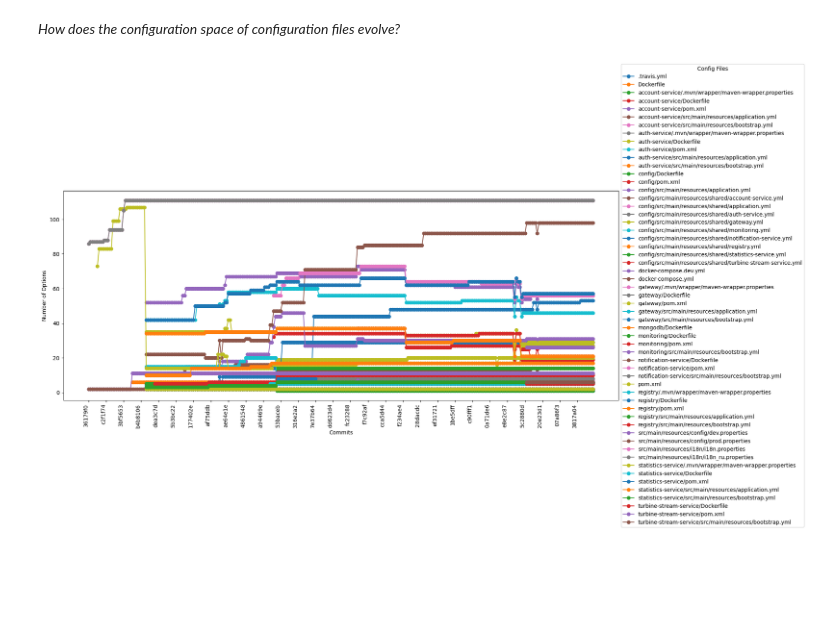
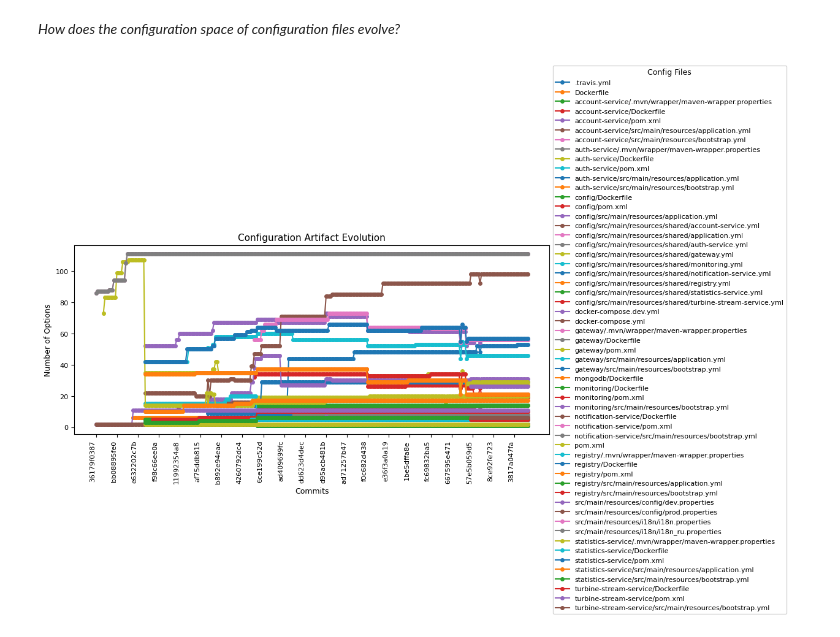
Before and after one commit to simisimon/config-space, a Jupyter notebook: notebooks/software_evolution.ipynb, the cells around one changed output. Saved outputs shown, nothing was run; the diff lists cells and outputs as text; code cells hidden in the pictures; blank space fills up the shorter version.

```diff
--- a/notebooks/software_evolution.ipynb
+++ b/notebooks/software_evolution.ipynb
@@ -105,45 +108,52 @@ plot_technology_evolution(data=data)
 # %% [markdown]
 *How does the configuration space of configuration files evolve?*
 # %%
-def plot_artifact_evolution(data: List):
+def plot_artifact_evolution(data: Dict):
+    project_name = data["project_name"]
     file_paths = set()
     file_lines = defaultdict(lambda: [None] * len(data["commit_data"]))
     x_ticks = [commit["commit_hash"] for commit in data["commit_data"]]
 
-    # Step 1: Fill data per file for config-related commits
+    # Fill values for config-related commits
     for i, commit in enumerate(data["commit_data"]):
-        if commit.get("is_config_related") and "network_data" in commit and "config_files_data" in commit["network_data"]:
-            for config_file in commit["network_data"]["config_files_data"]:
+        if commit.get("is_config_related") and "network_data" in commit and "config_file_data" in commit["network_data"]:
+            for config_file in commit["network_data"]["config_file_data"]:
                 file_path = config_file.get("file_path")
                 options = config_file.get("options", 0)
                 if file_path:
                     file_paths.add(file_path)
                     file_lines[file_path][i] = options
 
-    # Step 2: Forward-fill values for non-config commits or missing file entries
+    # Forward-fill missing values
     for file_path in file_paths:
         last_value = None
         for i in range(len(x_ticks)):
             if file_lines[file_path][i] is None:
                 file_lines[file_path][i] = last_value
             else:
                 last_value = file_lines[file_path][i]
 
-    # Step 3: Shorten commit hashes
-    shortened_x_ticks = [commit[:7] for commit in x_ticks]
+    shortened_x_ticks = [commit[:10] for commit in x_ticks]
+    step = max(1, len(shortened_x_ticks) // 20)
 
-    # Step 4: Plot with larger size
-    plt.figure(figsize=(20, 10))
+    # Create compact figure
+    fig, ax = plt.subplots(figsize=(10, 4))
     for file_path in sorted(file_paths):
-        plt.plot(shortened_x_ticks, file_lines[file_path], marker="o", label=file_path)
+        ax.plot(shortened_x_ticks, file_lines[file_path], marker="o", markersize=4, label=file_path)
 
-    plt.xlabel("Commits")
-    plt.ylabel("Number of Options")
-    plt.xticks(ticks=range(0, len(shortened_x_ticks), 10), labels=shortened_x_ticks[::10], rotation=90, ha="right")
-    plt.legend(title="Config Files", loc="center left", bbox_to_anchor=(1, 0.5))
-    plt.tight_layout()
-    plt.savefig(f"../data/figures/{data['project_name']}_technology_evolution.png")
+    ax.set_xlabel("Commits", fontsize=9)
+    ax.set_ylabel("Number of Options", fontsize=9)
+    ax.set_title("Configuration Artifact Evolution", fontsize=11)
 
-plot_artifact_evolution(data=data)
+    ax.set_xticks(range(0, len(shortened_x_ticks), step))
+    ax.set_xticklabels(shortened_x_ticks[::step], rotation=90, ha="right", fontsize=8)
+    ax.tick_params(axis='y', labelsize=8)
+
+    ax.legend(title="Config Files", loc="center left", bbox_to_anchor=(1, 0.5), fontsize=8, title_fontsize=9)
+    fig.tight_layout(pad=1.0)
+    fig.savefig(f"../data/figures/artifact_evolution_{project_name}")
+    fig.show()
+
+plot_artifact_evolution(data)
 # %% [output]
-[figure, old version]
+[figure, new version]
```
Also changed, not shown: parts of 5 cells of this notebook, 1 other file.
